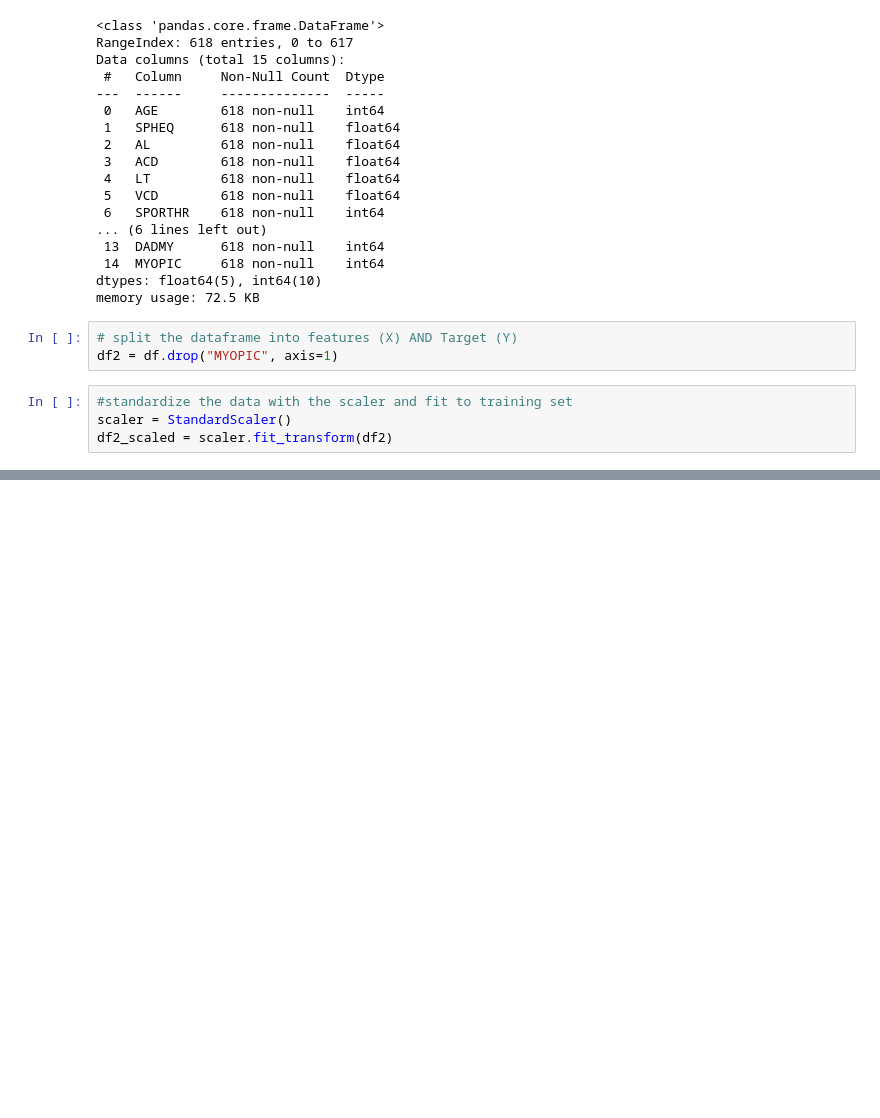
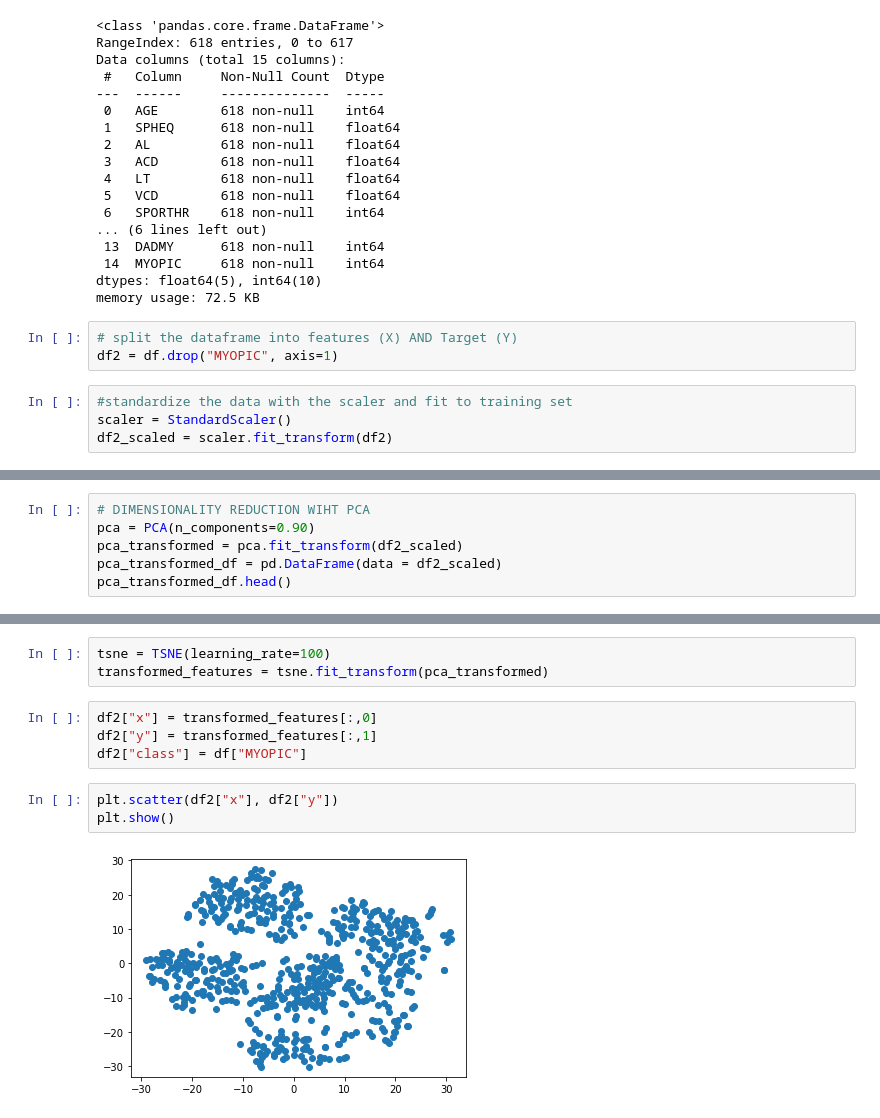
Before and after one commit to pradipraodeo/unsupervised-machine-learning, a Jupyter notebook: Unsupervised_Machine_Learning.ipynb, the cells around one changed output, grey strips where cells are left out. Saved outputs shown, nothing was run; the diff lists cells and outputs as text; blank space fills up the shorter version.

```diff
--- a/Unsupervised_Machine_Learning.ipynb
+++ b/Unsupervised_Machine_Learning.ipynb
@@ -58,0 +61,6 @@ df2_scaled = scaler.fit_transform(df2)
+# %%
+# DIMENSIONALITY REDUCTION WIHT PCA
+pca = PCA(n_components=0.90)
+pca_transformed = pca.fit_transform(df2_scaled)
+pca_transformed_df = pd.DataFrame(data = df2_scaled)
+pca_transformed_df.head()
@@ -58,0 +74,12 @@ df2_scaled = scaler.fit_transform(df2)
+# %%
+tsne = TSNE(learning_rate=100)
+transformed_features = tsne.fit_transform(pca_transformed)
+# %%
+df2["x"] = transformed_features[:,0]
+df2["y"] = transformed_features[:,1]
+df2["class"] = df["MYOPIC"]
+# %%
+plt.scatter(df2["x"], df2["y"])
+plt.show()
+# %% [output]
+[figure, added]
```
Also changed, not shown: parts of 3 cells of this notebook.
